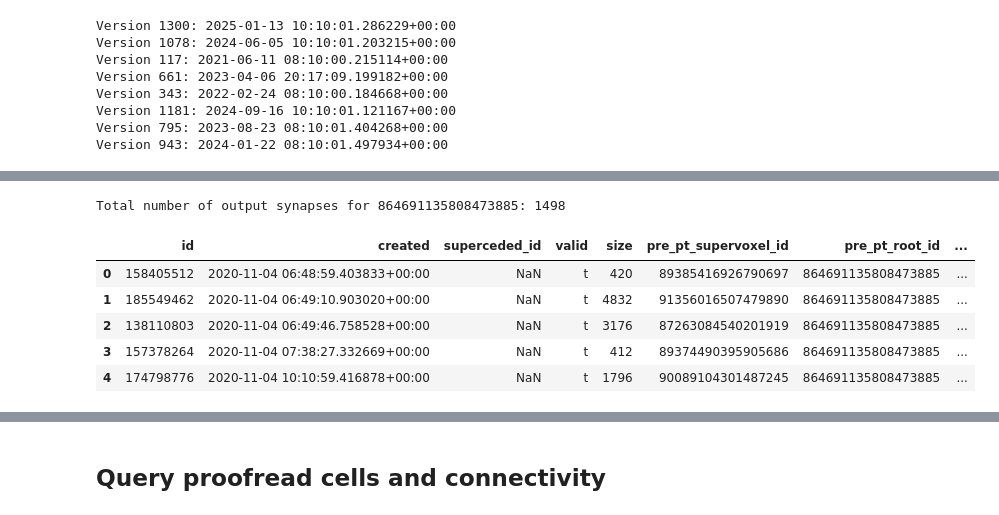
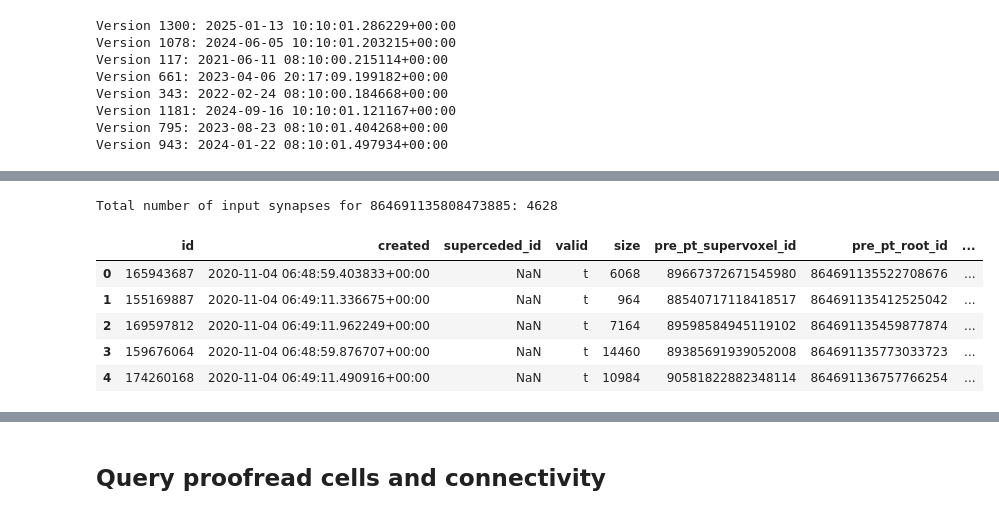
Before and after one commit to AllenInstitute/microns_tutorial, a Jupyter notebook: tutorial_book/quickstart_notebooks/04-cave-query-synapses.ipynb, the cells around one changed output, grey strips where cells are left out. Saved outputs shown, nothing was run; the diff lists cells and outputs as text; code cells hidden in the pictures.

```diff
--- a/tutorial_book/quickstart_notebooks/04-cave-query-synapses.ipynb
+++ b/tutorial_book/quickstart_notebooks/04-cave-query-synapses.ipynb
@@ -73,2 +74,0 @@ For instance, this example uses __version 1181__, and not default latest (versio
-# %%
-client.version=1181
@@ -85,0 +75,3 @@ Let's look at one particular example.
+# %%
+# set materialization version, for consistency
+client.version = 1300 # current public as of 1/13/2025
@@ -86,13 +121,17 @@ Let's look at one particular example.
 # %%
-my_root_id = 864691135808473885
-syn_df = client.materialize.synapse_query(pre_ids=my_root_id)
-print(f"Total number of output synapses for {my_root_id}: {len(syn_df)}")
-syn_df.head()
+# Pick example cell
+example_root_id = 864691135808473885
+
+# Query synapse table with synapse_query()
+input_syn_df = client.materialize.synapse_query(post_ids=example_root_id)
+
+print(f"Total number of input synapses for {example_root_id}: {len(input_syn_df)}")
+input_syn_df.head()
 # %% [output]
-Total number of output synapses for 864691135808473885: 1498
+Total number of input synapses for 864691135808473885: 4628
 |  | id | created | superceded_id | valid | size | pre_pt_supervoxel_id | pre_pt_root_id | ... |
-| 0 | 158405512 | 2020-11-04 06:48:59.403833+00:00 | NaN | t | 420 | 89385416926790697 | 864691135808473885 | ... |
-| 1 | 185549462 | 2020-11-04 06:49:10.903020+00:00 | NaN | t | 4832 | 91356016507479890 | 864691135808473885 | ... |
-| 2 | 138110803 | 2020-11-04 06:49:46.758528+00:00 | NaN | t | 3176 | 87263084540201919 | 864691135808473885 | ... |
-| 3 | 157378264 | 2020-11-04 07:38:27.332669+00:00 | NaN | t | 412 | 89374490395905686 | 864691135808473885 | ... |
-| 4 | 174798776 | 2020-11-04 10:10:59.416878+00:00 | NaN | t | 1796 | 90089104301487245 | 864691135808473885 | ... |
+| 0 | 165943687 | 2020-11-04 06:48:59.403833+00:00 | NaN | t | 6068 | 89667372671545980 | 864691135522708676 | ... |
+| 1 | 155169887 | 2020-11-04 06:49:11.336675+00:00 | NaN | t | 964 | 88540717118418517 | 864691135412525042 | ... |
+| 2 | 169597812 | 2020-11-04 06:49:11.962249+00:00 | NaN | t | 7164 | 89598584945119102 | 864691135459877874 | ... |
+| 3 | 159676064 | 2020-11-04 06:48:59.876707+00:00 | NaN | t | 14460 | 89385691939052008 | 864691135773033723 | ... |
+| 4 | 174260168 | 2020-11-04 06:49:11.490916+00:00 | NaN | t | 10984 | 90581822882348114 | 864691136757766254 | ... |
```
Also changed, not shown: parts of 48 cells of this notebook, 3 other files.
